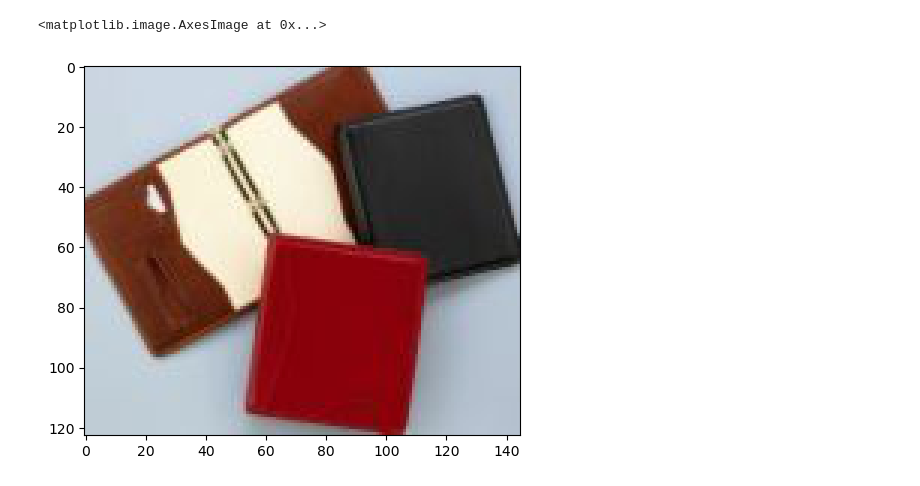
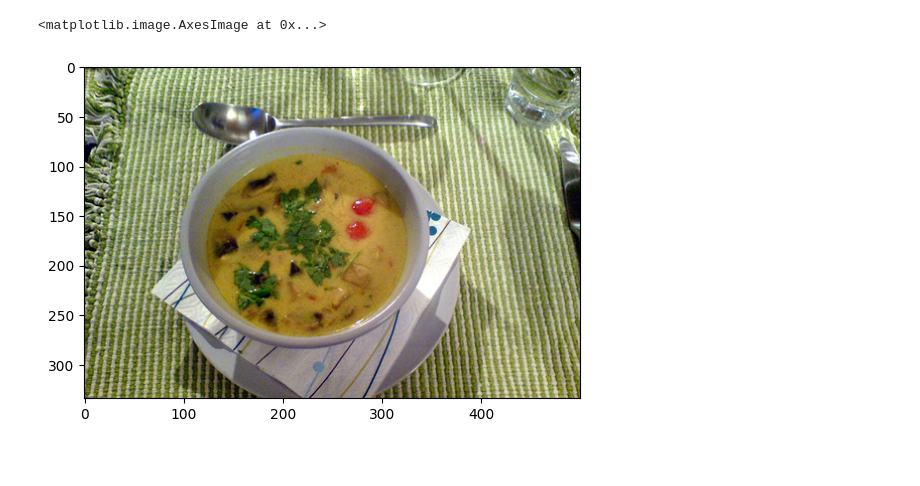
Before and after one commit to elia09812/xai_proj_b_group_404, a Jupyter notebook: scripts/load_images.ipynb, the cells around one changed output. Drawn from its saved outputs; the diff is of its cells as text; code cells hidden in the pictures; blank space fills up the shorter version.

```diff
--- a/scripts/load_images.ipynb
+++ b/scripts/load_images.ipynb
@@ -41,7 +41,7 @@ Resolution: (500, 376)
 # %%
-path = "..\\data\\ImageNetSubset\\train\\binder\\n02840245_10003.JPEG" # windows file path type
+path = "../data/ImageNetSubset/train/soup_bowl/n04263257_5500.JPEG" # windows file path type
 
 plt.imshow(mpimg.imread(path))
 # %% [output]
 <matplotlib.image.AxesImage at 0x...>
-[figure, old version]
+[figure, new version]
```
Also changed, not shown: parts of 1 cell of this notebook, 1 other file.
